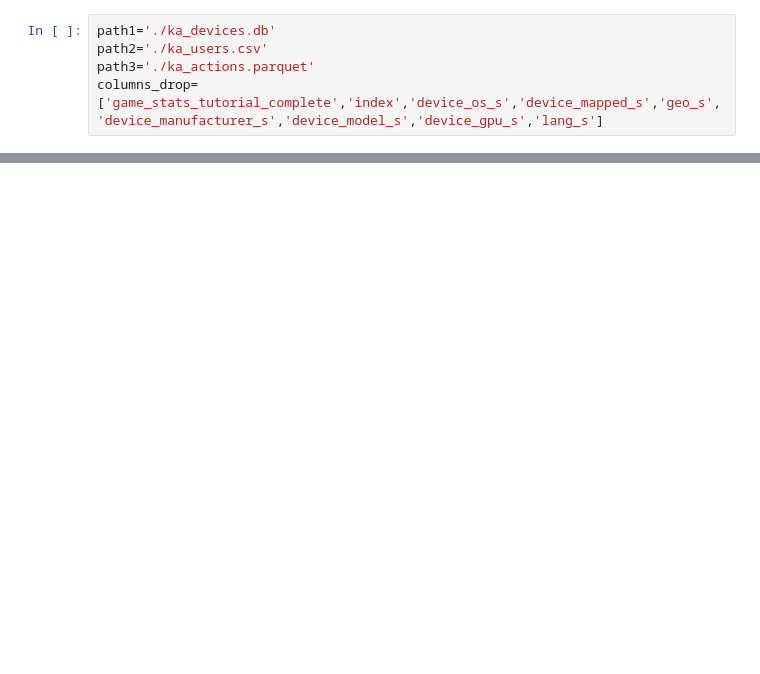
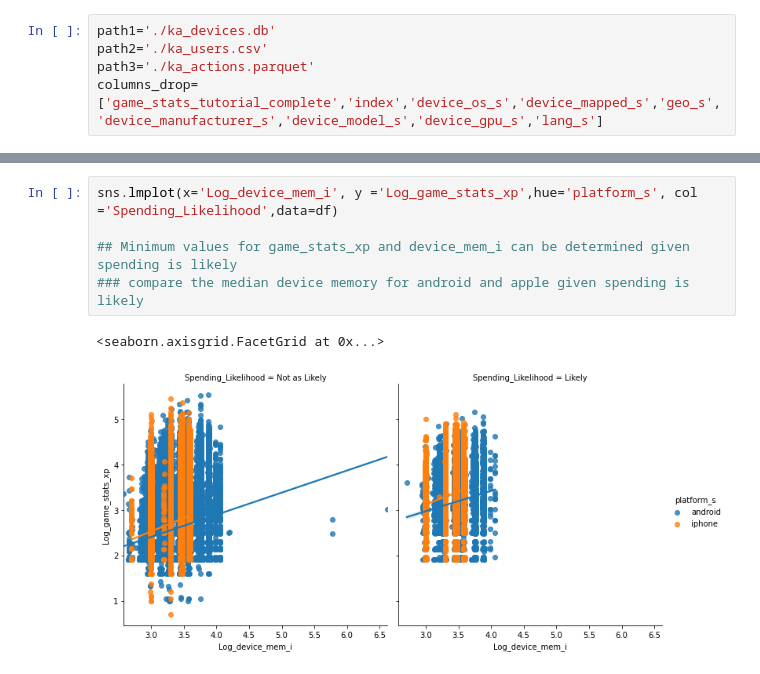
Before and after one commit to tolulope95/K_Interview, a Jupyter notebook: Data_Profile.ipynb, the cells around one changed output, grey strips where cells are left out. Drawn from its saved outputs; the diff is of its cells as text; blank space fills up the shorter version.

```diff
--- a/Data_Profile.ipynb
+++ b/Data_Profile.ipynb
@@ -115,0 +93,8 @@ Name: Log_scribe_actions, dtype: float64
+# %%
+sns.lmplot(x='Log_device_mem_i', y ='Log_game_stats_xp',hue='platform_s', col ='Spending_Likelihood',data=df)
+
+## Minimum values for game_stats_xp and device_mem_i can be determined given spending is likely
+### compare the median device memory for android and apple given spending is likely
+# %% [output]
+<seaborn.axisgrid.FacetGrid at 0x...>
+[figure, added]
```
Also changed, not shown: parts of 39 cells of this notebook, 4 other files.
